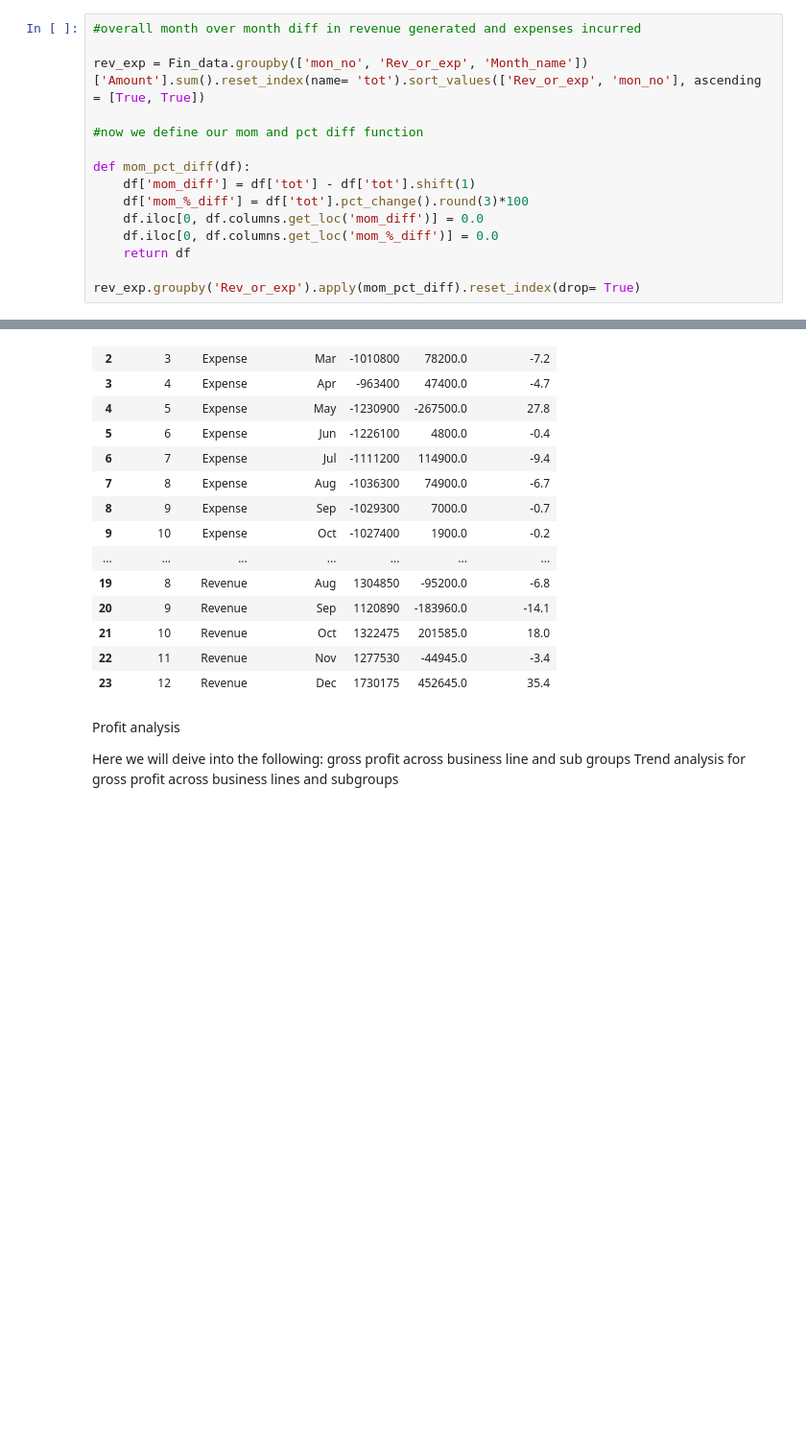
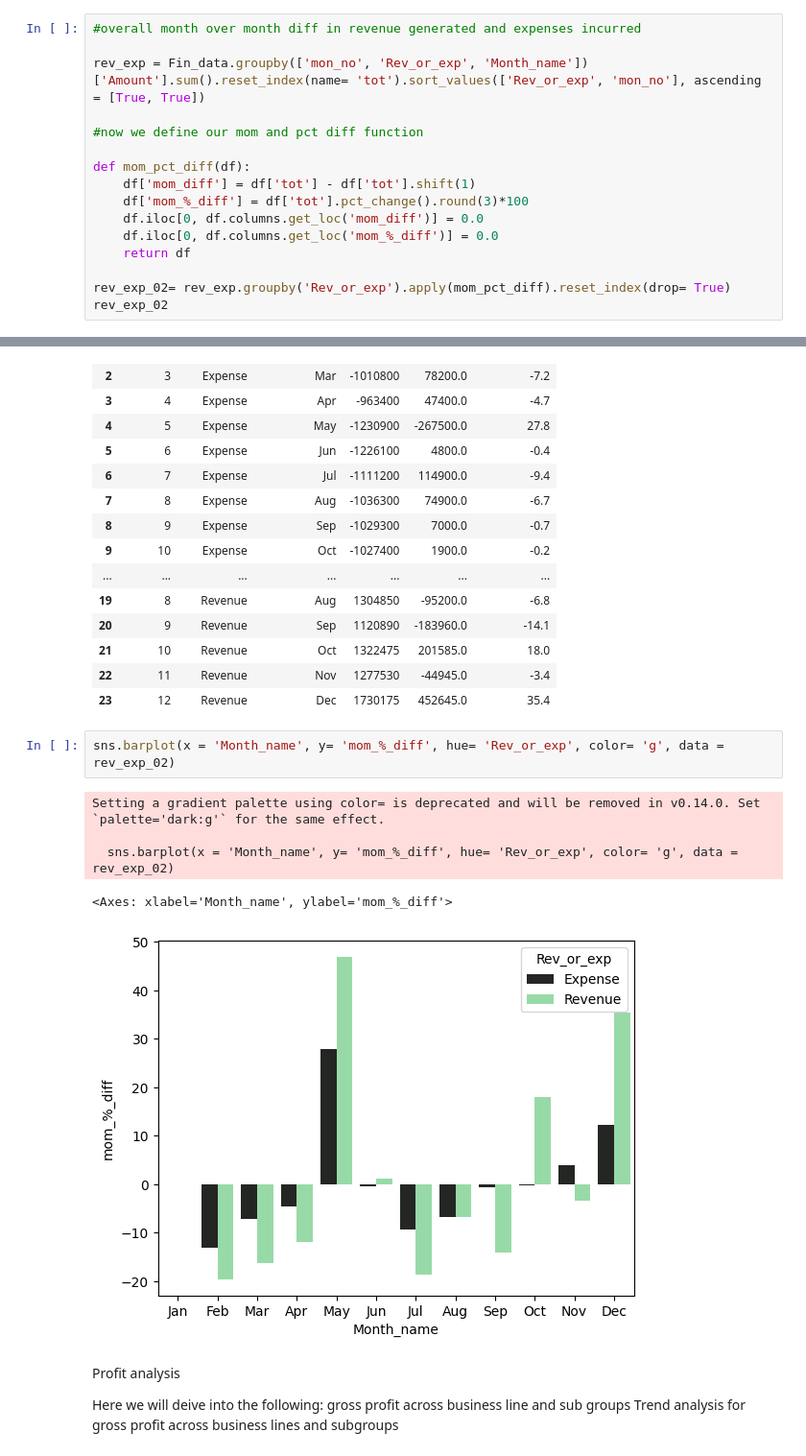
Before and after one commit to djibril968/Python_projects, a Jupyter notebook: Onyx_Financial_Analysis.ipynb, the cells around one changed output, grey strips where cells are left out. Shown at 96% size. Cells and saved outputs as stored; diff of their text form; blank space fills up the shorter version.

```diff
--- a/Onyx_Financial_Analysis.ipynb
+++ b/Onyx_Financial_Analysis.ipynb
@@ -691,7 +691,8 @@ def mom_pct_diff(df):
     df.iloc[0, df.columns.get_loc('mom_%_diff')] = 0.0
     return df
 
-rev_exp.groupby('Rev_or_exp').apply(mom_pct_diff).reset_index(drop= True)
+rev_exp_02= rev_exp.groupby('Rev_or_exp').apply(mom_pct_diff).reset_index(drop= True)
+rev_exp_02
 # %% [output]
 |  | mon_no | Rev_or_exp | Month_name | tot | mom_diff | mom_%_diff |
 | 0 | 1 | Expense | Jan | -1254500 | 0.0 | 0.0 |
@@ -710,6 +711,14 @@ rev_exp.groupby('Rev_or_exp').apply(mom_pct_diff).reset_index(drop= True)
 | 21 | 10 | Revenue | Oct | 1322475 | 201585.0 | 18.0 |
 | 22 | 11 | Revenue | Nov | 1277530 | -44945.0 | -3.4 |
 | 23 | 12 | Revenue | Dec | 1730175 | 452645.0 | 35.4 |
+# %%
+sns.barplot(x = 'Month_name', y= 'mom_%_diff', hue= 'Rev_or_exp', color= 'g', data = rev_exp_02)
+# %% [output]
+Setting a gradient palette using color= is deprecated and will be removed in v0.14.0. Set `palette='dark:g'` for the same effect.
+
+  sns.barplot(x = 'Month_name', y= 'mom_%_diff', hue= 'Rev_or_exp', color= 'g', data = rev_exp_02)
+<Axes: xlabel='Month_name', ylabel='mom_%_diff'>
+[figure, added]
 # %% [markdown]
 Profit analysis
 
```
